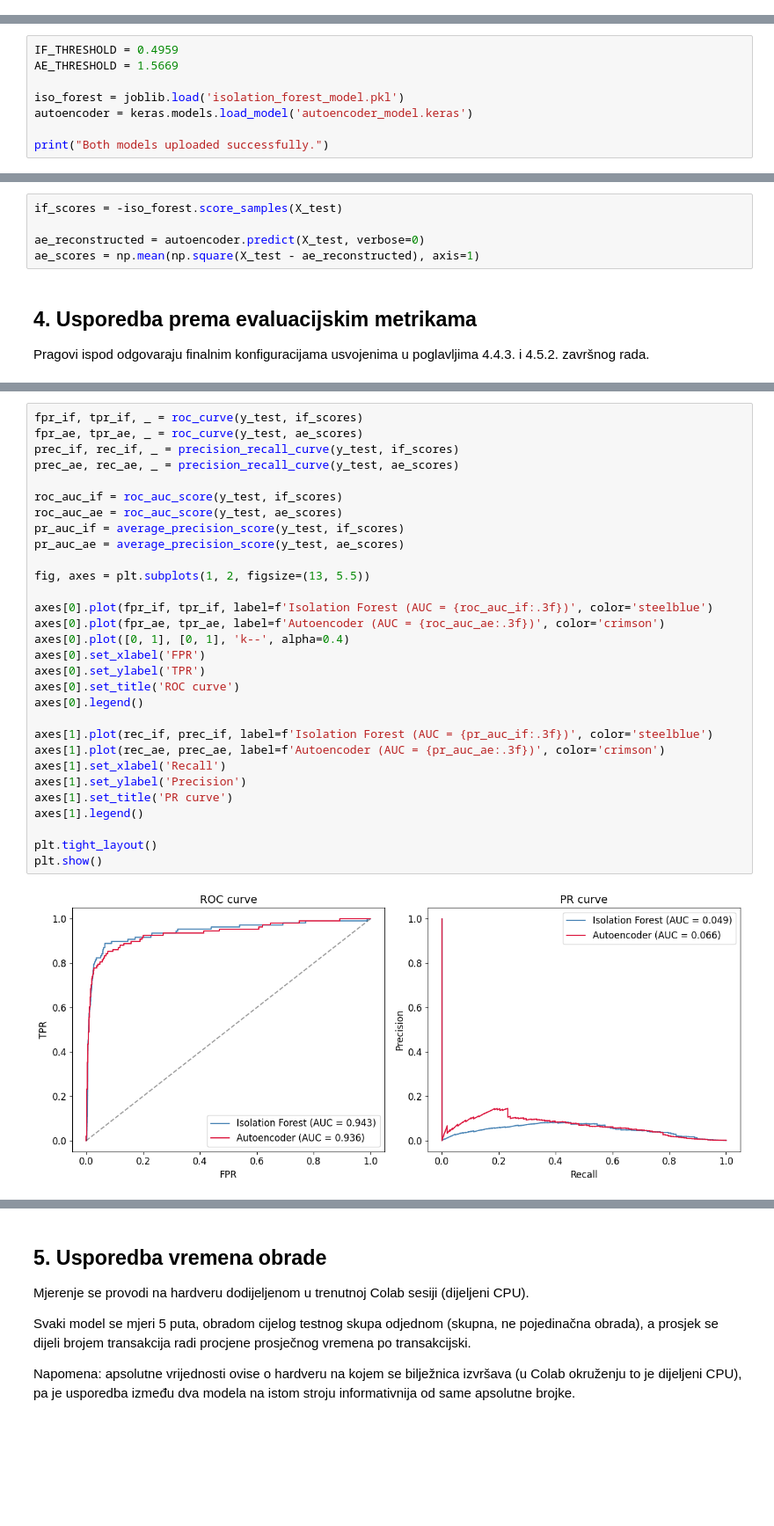
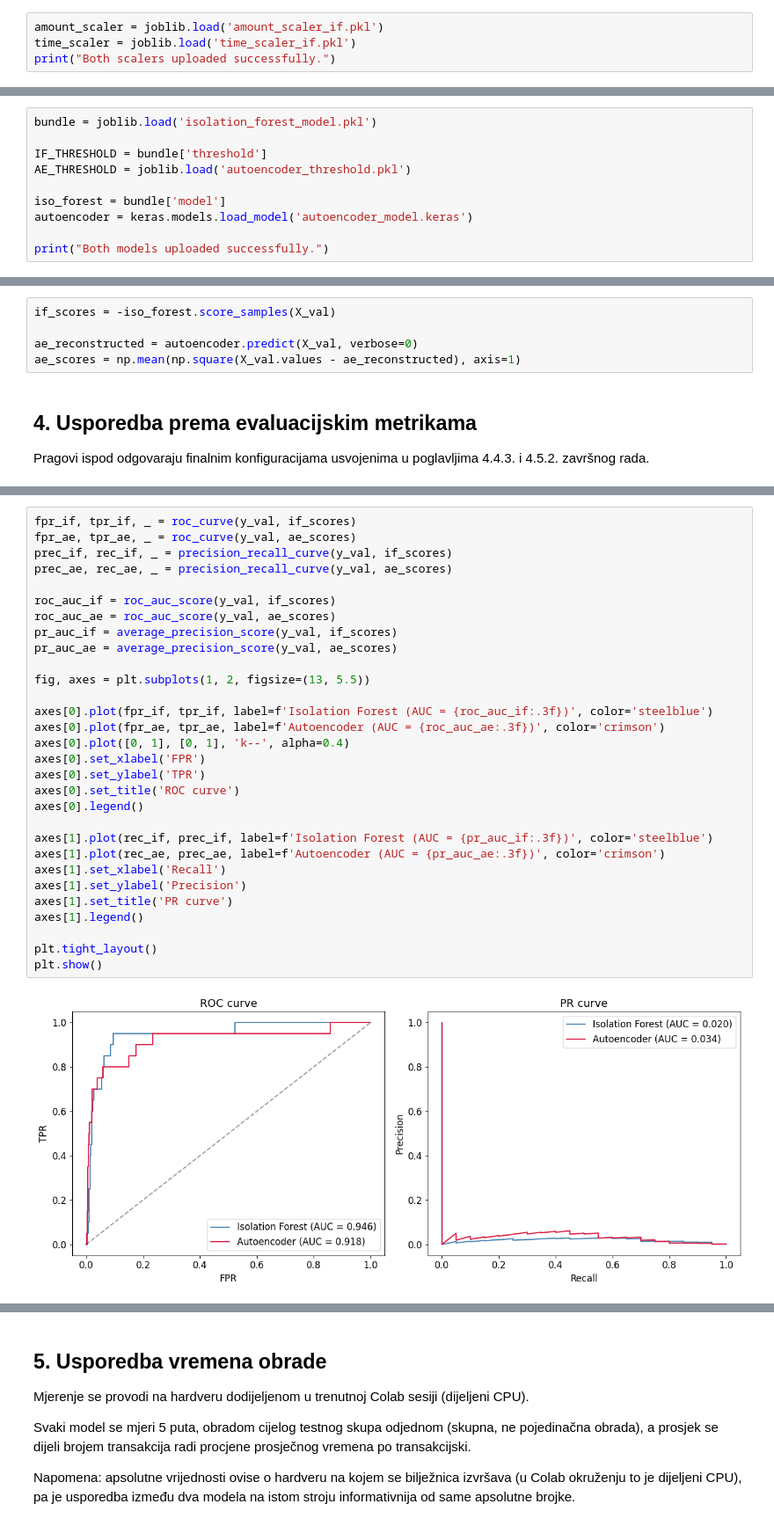
Before and after one commit to klarastankovic/anomaly-detection, a Jupyter notebook: model_comparison.ipynb, the cells around one changed output, grey strips where cells are left out. Shown at 88% size. Cells and saved outputs as stored; diff of their text form; blank space fills up the shorter version.

```diff
--- a/model_comparison.ipynb
+++ b/model_comparison.ipynb
@@ -79,2 +45,6 @@ Saving autoencoder_model.keras to autoencoder_model.keras
 Saving isolation_forest_model.pkl to isolation_forest_model.pkl
 Saving time_scaler_if.pkl to time_scaler_if.pkl
+# %%
+amount_scaler = joblib.load('amount_scaler_if.pkl')
+time_scaler = joblib.load('time_scaler_if.pkl')
+print("Both scalers uploaded successfully.")
@@ -81,8 +83,10 @@ Saving time_scaler_if.pkl to time_scaler_if.pkl
 # %%
-IF_THRESHOLD = 0.4959
-AE_THRESHOLD = 1.5669
+bundle = joblib.load('isolation_forest_model.pkl')
 
-iso_forest = joblib.load('isolation_forest_model.pkl')
+IF_THRESHOLD = bundle['threshold']
+AE_THRESHOLD = joblib.load('autoencoder_threshold.pkl')
+
+iso_forest = bundle['model']
 autoencoder = keras.models.load_model('autoencoder_model.keras')
 
 print("Both models uploaded successfully.")
@@ -93,10 +97,10 @@ Both models uploaded successfully.
 
 Za Isolation Forest koristi se već ustaljena konvencija (veći rezultat = veća anomalnost), a za autoenkoder pogreška rekonstrukcije (srednja kvadratna pogreška po transakciji).
 # %%
-if_scores = -iso_forest.score_samples(X_test)
+if_scores = -iso_forest.score_samples(X_val)
 
-ae_reconstructed = autoencoder.predict(X_test, verbose=0)
-ae_scores = np.mean(np.square(X_test - ae_reconstructed), axis=1)
+ae_reconstructed = autoencoder.predict(X_val, verbose=0)
+ae_scores = np.mean(np.square(X_val.values - ae_reconstructed), axis=1)
 # %% [markdown]
 ## 4. Usporedba prema evaluacijskim metrikama
 
@@ -133,35 +137,35 @@ comparison
 # %%
-fpr_if, tpr_if, _ = roc_curve(y_test, if_scores)
-fpr_ae, tpr_ae, _ = roc_curve(y_test, ae_scores)
-prec_if, rec_if, _ = precision_recall_curve(y_test, if_scores)
-prec_ae, rec_ae, _ = precision_recall_curve(y_test, ae_scores)
+fpr_if, tpr_if, _ = roc_curve(y_val, if_scores)
+fpr_ae, tpr_ae, _ = roc_curve(y_val, ae_scores)
+prec_if, rec_if, _ = precision_recall_curve(y_val, if_scores)
+prec_ae, rec_ae, _ = precision_recall_curve(y_val, ae_scores)
 
-roc_auc_if = roc_auc_score(y_test, if_scores)
-roc_auc_ae = roc_auc_score(y_test, ae_scores)
-pr_auc_if = average_precision_score(y_test, if_scores)
-pr_auc_ae = average_precision_score(y_test, ae_scores)
+roc_auc_if = roc_auc_score(y_val, if_scores)
+roc_auc_ae = roc_auc_score(y_val, ae_scores)
+pr_auc_if = average_precision_score(y_val, if_scores)
+pr_auc_ae = average_precision_score(y_val, ae_scores)
 
 fig, axes = plt.subplots(1, 2, figsize=(13, 5.5))
 
 axes[0].plot(fpr_if, tpr_if, label=f'Isolation Forest (AUC = {roc_auc_if:.3f})', color='steelblue')
 axes[0].plot(fpr_ae, tpr_ae, label=f'Autoencoder (AUC = {roc_auc_ae:.3f})', color='crimson')
 axes[0].plot([0, 1], [0, 1], 'k--', alpha=0.4)
 axes[0].set_xlabel('FPR')
 axes[0].set_ylabel('TPR')
 axes[0].set_title('ROC curve')
 axes[0].legend()
 
 axes[1].plot(rec_if, prec_if, label=f'Isolation Forest (AUC = {pr_auc_if:.3f})', color='steelblue')
 axes[1].plot(rec_ae, prec_ae, label=f'Autoencoder (AUC = {pr_auc_ae:.3f})', color='crimson')
 axes[1].set_xlabel('Recall')
 axes[1].set_ylabel('Precision')
 axes[1].set_title('PR curve')
 axes[1].legend()
 
 plt.tight_layout()
 plt.show()
 # %% [output]
-[figure, old version]
+[figure, new version]
 # %%
 plt.plot(fpr_if, tpr_if, label=f'Isolation Forest (AUC = {roc_auc_if:.3f})', color='steelblue')
 plt.plot(fpr_ae, tpr_ae, label=f'Autoenkoder (AUC = {roc_auc_ae:.3f})', color='crimson')
```
Also changed, not shown: parts of 15 cells of this notebook, 3 other files.
